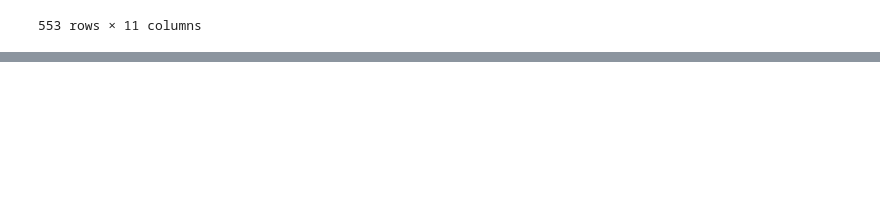
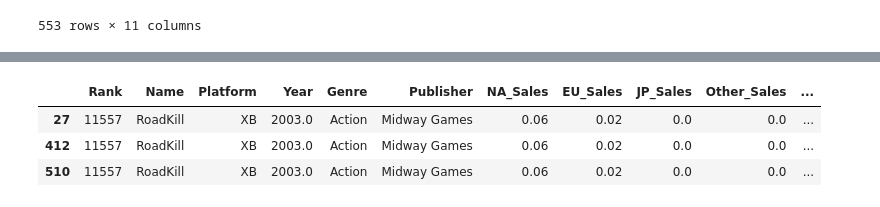
Before and after one commit to denkattt/Python, a Jupyter notebook: Scripts/pr4/test.ipynb, the cells around one changed output, grey strips where cells are left out. Drawn from its saved outputs; the diff is of its cells as text; code cells hidden in the pictures; blank space fills up the shorter version.

```diff
--- a/Scripts/pr4/test.ipynb
+++ b/Scripts/pr4/test.ipynb
@@ -22,0 +168,7 @@ df.shape
+# %%
+df.loc[df['Name'] == 'RoadKill']
+# %% [output]
+|  | Rank | Name | Platform | Year | Genre | Publisher | NA_Sales | EU_Sales | JP_Sales | Other_Sales | ... |
+| 27 | 11557 | RoadKill | XB | 2003.0 | Action | Midway Games | 0.06 | 0.02 | 0.0 | 0.0 | ... |
+| 412 | 11557 | RoadKill | XB | 2003.0 | Action | Midway Games | 0.06 | 0.02 | 0.0 | 0.0 | ... |
+| 510 | 11557 | RoadKill | XB | 2003.0 | Action | Midway Games | 0.06 | 0.02 | 0.0 | 0.0 | ... |
```
Also changed, not shown: parts of 14 cells of this notebook.
